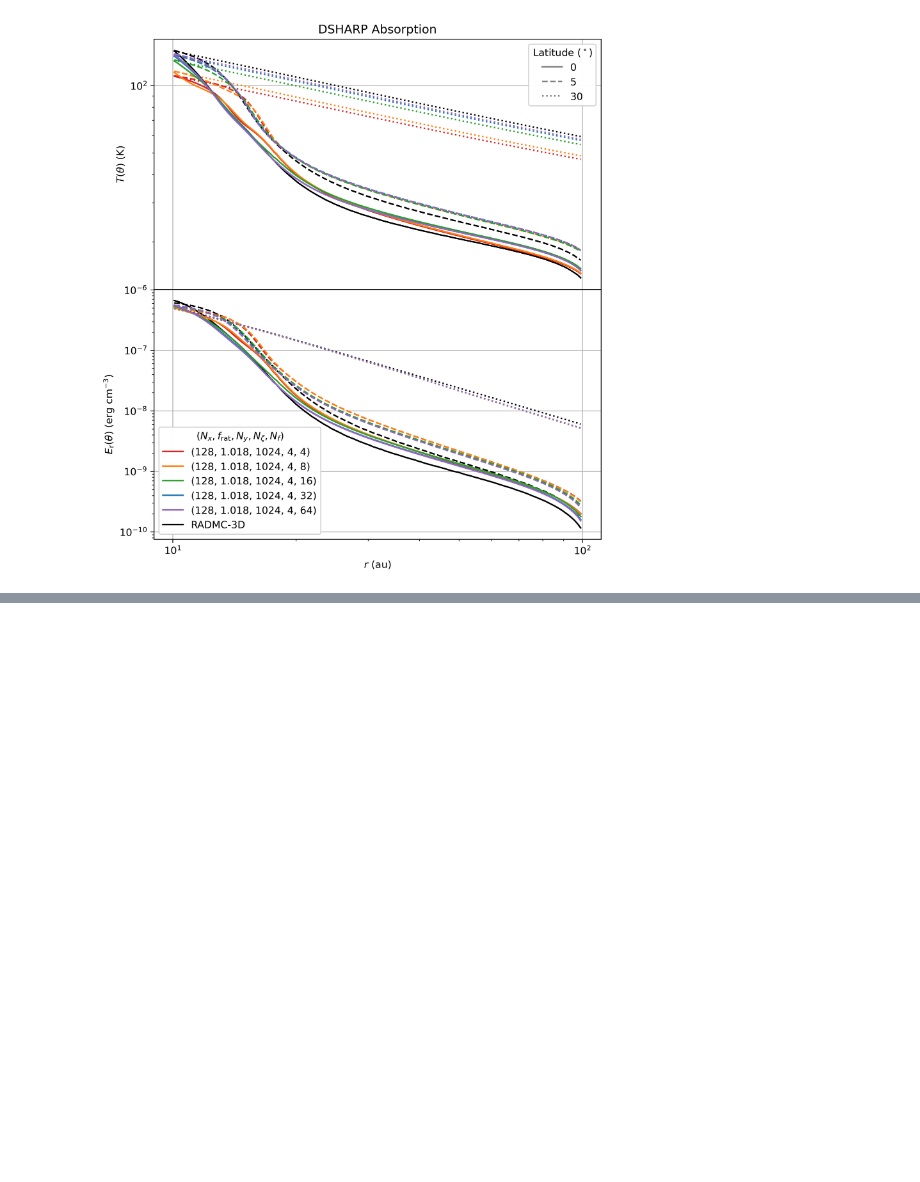
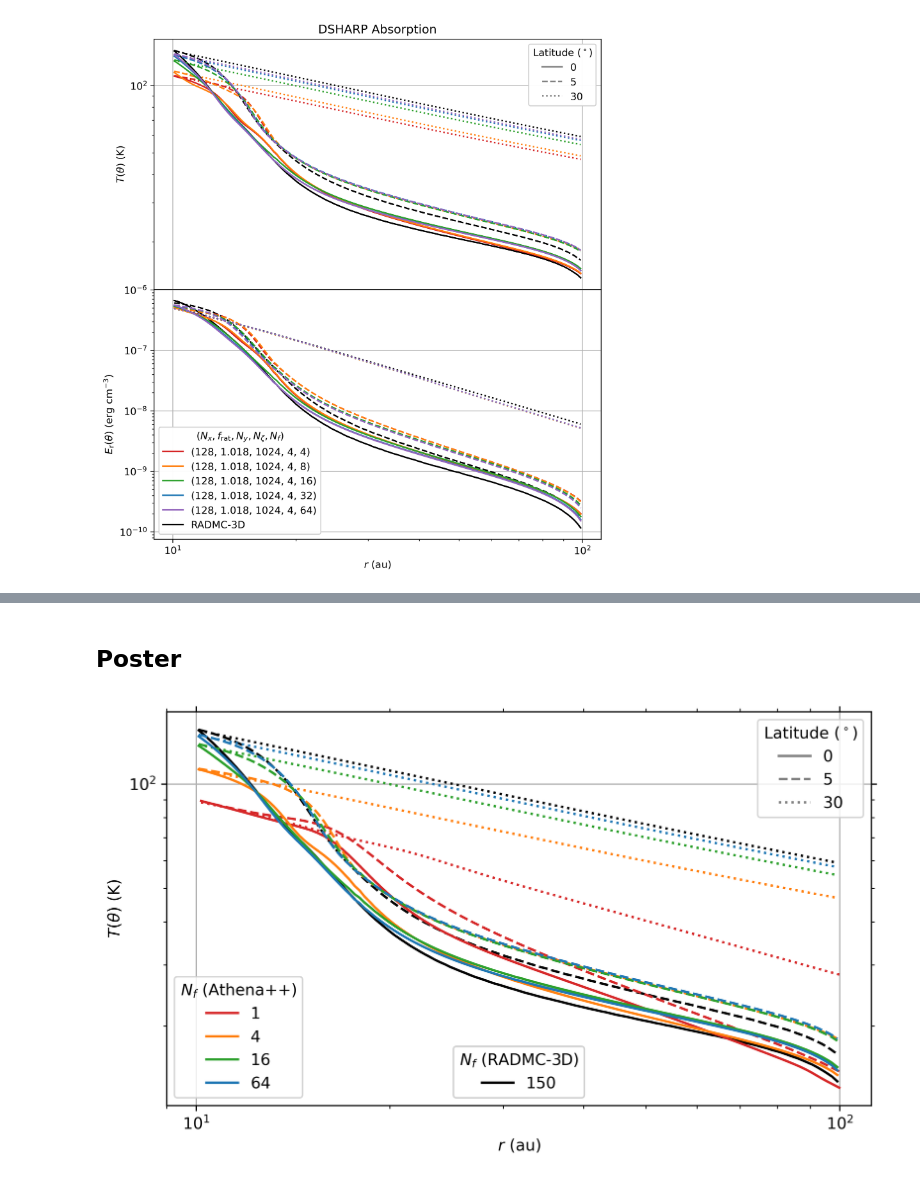
Before and after one commit to sabaronett/rad-hydro, a Jupyter notebook: ipynb/dsharp_abs-v3/DSHARPAbs-v3Comp.ipynb, the cells around one changed output, grey strips where cells are left out. Cells and saved outputs as stored; diff of their text form; code cells hidden in the pictures; blank space fills up the shorter version.

```diff
--- a/ipynb/dsharp_abs-v3/DSHARPAbs-v3Comp.ipynb
+++ b/ipynb/dsharp_abs-v3/DSHARPAbs-v3Comp.ipynb
@@ -433,0 +523,80 @@ plt.subplots_adjust(hspace=0.0)
+# %% [markdown]
+## Poster
+# %%
+#===============================================================================
+import matplotlib.pyplot as plt
+import numpy as np
+from radmc3dPy import *
+import sys
+sys.path.insert(0, '/home/stanley/github/PrincetonUniversity/athena/vis/python')
+import athena_read
+
+# Conversions
+rad2deg = 180/np.pi # [deg]
+
+# Set up plots
+fig, ax = plt.subplots(figsize=(8, 4.5), dpi=600)
+tab_colors = ['tab:red', 'tab:orange', 'tab:green', 'tab:blue',
+              'tab:purple', 'tab:pink','tab:cyan', 'tab:olive',
+              'tab:brown', 'tab:gray']
+# lss = ['solid', 'dashdot', 'dashed', 'dotted', (0, (1, 5))]
+lss = ['solid', 'dashed', 'dotted']
+theta_degs = [90, 85, 60]
+c_solns, ls_thetas, ref_soln = [], [], []
+
+# RADMC-3D
+base = '/home/stanley/github/sabaronett/rad-hydro/radmc3d'
+run = 'dsharp_abs'
+path = f'{base}/{run}'
+grid = np.load(f'{path}/amr_grid.npz', allow_pickle=True)['grid'][()]
+dusttemp = np.load(f'{path}/dust_temperature.npz')['dusttemp']
+dtheta = (grid.y[-1] - grid.y[0])/len(grid.y)
+ref_soln.append(ax.plot([], [], color='black', label='150')[0])
+for th, theta_deg in enumerate(theta_degs):
+    j = int(theta_deg/rad2deg/dtheta)
+    ax.plot(grid.x/au, dusttemp[:,j,0,0], color='k', ls=lss[th])
+    ls_thetas.append(ax.plot([], [], color='tab:gray', ls=lss[th],
+                     label=rf'${90-theta_deg}$')[0])
+
+# Read and plot Athena++ solutions
+problem_id = 'dsharp'
+base = '/home/stanley/github/sabaronett/rad-hydro/athena/dev/yanfeij/'\
+       +f'{problem_id}_abs-v3/nfreq'
+runs = ['1', '4', '16', '64']
+
+for i, run in enumerate(runs):
+    path = f'{base}/{run}'
+    athinput = athena_read.athinput(f'{path}/athinput.{problem_id}')
+    dtheta = (athinput['mesh']['x2max'] - athinput['mesh']['x2min'])\
+             /athinput['mesh']['nx2']
+    L_0 = athinput['radiation']['length_unit']
+    T_0 = athinput['radiation']['T_unit']
+    athdf = athena_read.athdf(f'{path}/athdf/{problem_id}.out1.00001.athdf')
+    T_field = athdf['press'][0]/athdf['rho'][0]*T_0
+    c_solns.append(ax.plot([], [], tab_colors[i], label=f'{run}')[0])
+
+    for th, theta_deg in enumerate(theta_degs):
+        j = int(theta_deg/rad2deg/dtheta)
+        ax.plot(athdf['x1v']*L_0/natconst.au, T_field[j, :], tab_colors[i],
+                ls=lss[th])
+
+# Plot ghost points for colorless line style and add legends
+ls_legend = plt.legend(title=r'Latitude ($^\circ)$', handles=ls_thetas,
+                       loc='upper right')
+color_legend = plt.legend(title=r'$N_f$ (Athena++)', handles=c_solns,
+                          loc='lower left')
+radmc_legend = plt.legend(title=r'$N_f$ (RADMC-3D)', handles=ref_soln,
+                          loc='lower center')
+ax.add_artist(ls_legend)
+ax.add_artist(color_legend)
+ax.add_artist(radmc_legend)
+
+# Format (sub)plots
+ax.grid()
+ax.minorticks_on()
+ax.set(xlabel=r'$r$ (au)', ylabel=r'$T(\theta)$ (K)', xscale='log',
+       yscale='log')
+ax.tick_params(axis='both', which='both', top=True, right=True)
+plt.savefig('temp_profiles.png', bbox_inches='tight', pad_inches=0.01)
+# %% [output]
+[figure, added]
```
Also changed, not shown: parts of 7 cells of this notebook.
